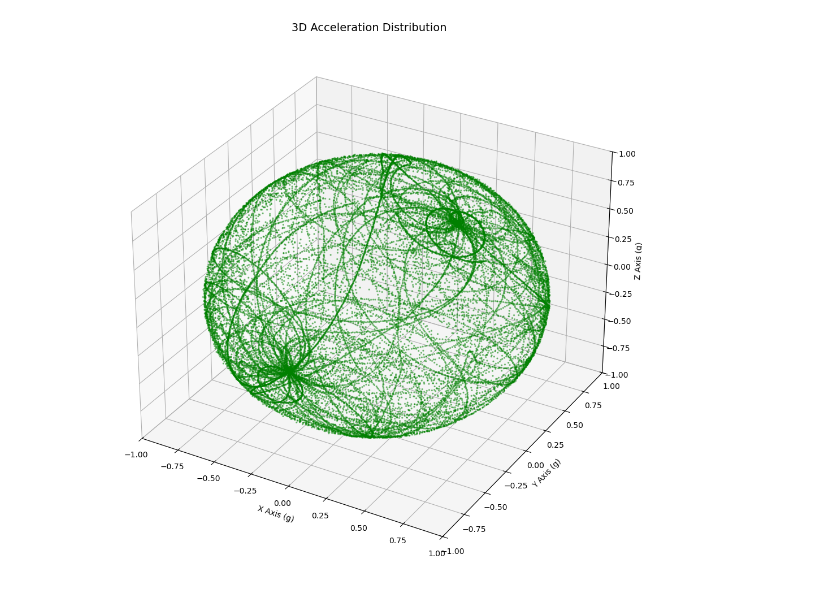
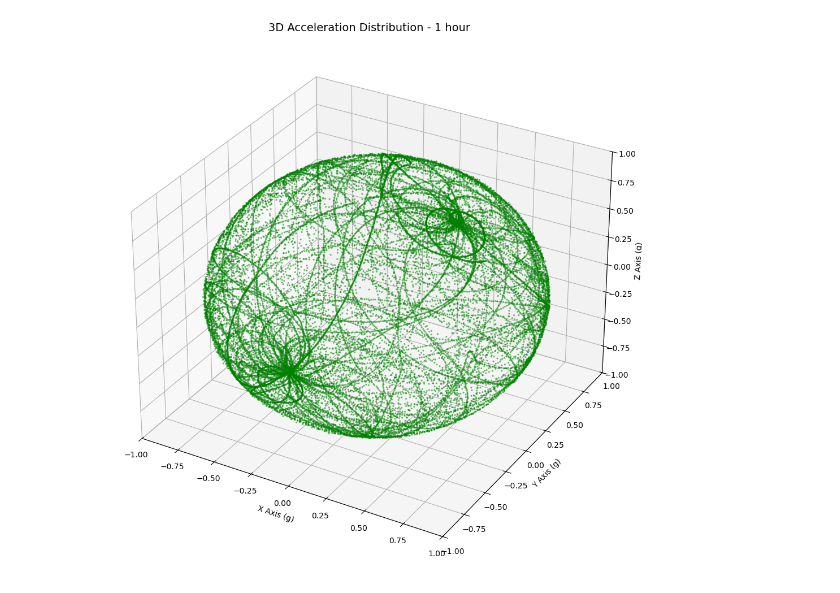
Before and after one commit to tommasoregoli/Clinostato_Laboratorio_Silvia_Cantara, a Jupyter notebook: Accelerometer_results/Programma_per_grafico_distribuzione_accelerazione.ipynb, the cells around one changed output. Saved outputs shown, nothing was run; the diff lists cells and outputs as text; code cells hidden in the pictures.

```diff
--- a/Accelerometer_results/Programma_per_grafico_distribuzione_accelerazione.ipynb
+++ b/Accelerometer_results/Programma_per_grafico_distribuzione_accelerazione.ipynb
@@ -10,26 +10,26 @@ z = Raw_file['AccZ(g)']
 # %%
 # Create the figure Area and axis
 fig = plt.figure(figsize=(10, 10))
 ax = fig.add_subplot(111, projection='3d')
 
 # Print Points (Scatter Plot)
-# s=2 dot size, alpha=0.3 is trasparency value
+# s=2 dot size, alpha=0.4 is trasparency value
 ax.scatter(x, y, z, c='green', marker='o', s=2, alpha=0.4)
 
 # Insert title and labeling
-ax.set_title('3D Acceleration Distribution', fontsize=14)
+ax.set_title('3D Acceleration Distribution - 1 hour', fontsize=14)
 ax.set_xlabel('X Axis (g)')
 ax.set_ylabel('Y Axis (g)')
 ax.set_zlabel('Z Axis (g)')
 
 # Insert axis limits
 ax.set_xlim([-1.0, 1.0])
 ax.set_ylim([-1.0, 1.0])
 ax.set_zlim([-1.0, 1.0])
 
 # Show results
 plt.tight_layout()
 plt.subplots_adjust(right=2.85)
 plt.show()
 # %% [output]
-[figure, old version]
+[figure, new version]
```
Also changed, not shown: 6 other files.
